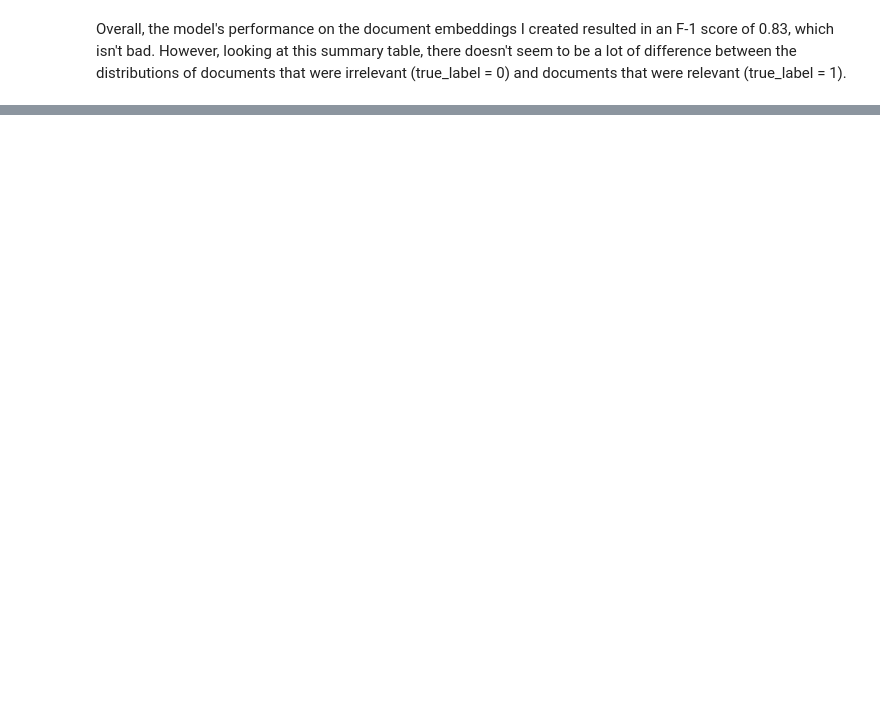
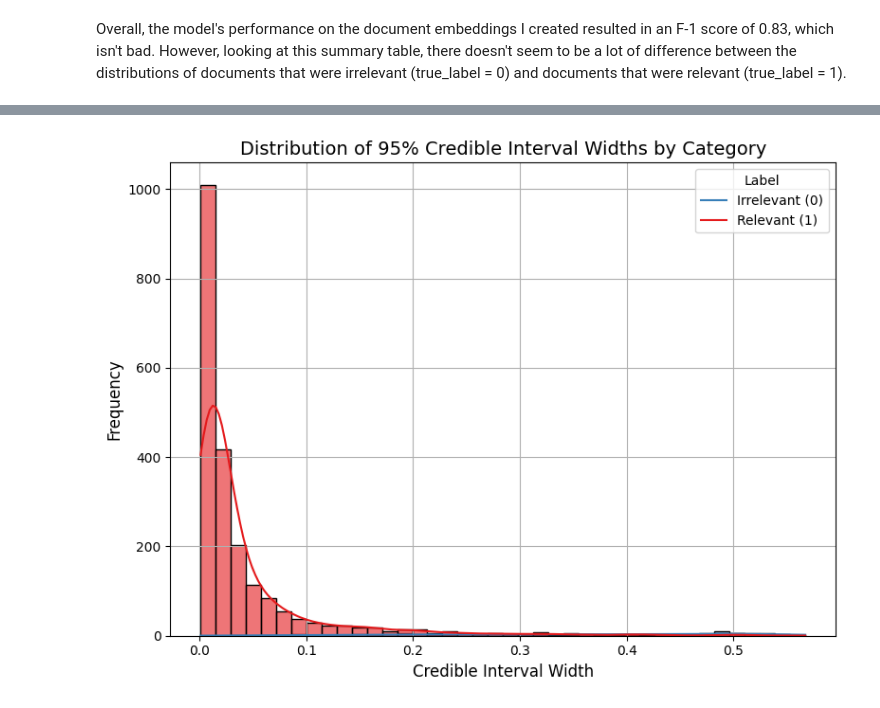
Before and after one commit to brettgenz/bayesian_text_classification, a Jupyter notebook: dev/dev2_gemini_Usenet_data.ipynb, the cells around one changed output, grey strips where cells are left out. Cells and saved outputs as stored; diff of their text form; code cells hidden in the pictures; blank space fills up the shorter version.

```diff
--- a/dev/dev2_gemini_Usenet_data.ipynb
+++ b/dev/dev2_gemini_Usenet_data.ipynb
@@ -608,0 +527,14 @@ Name: count, dtype: int64
+# %%
+predictions_df['label_name'] = predictions_df['true_label'].map({0: 'Irrelevant', 1:'Relevant'})
+plt.figure(figsize=(8, 6))
+sns.histplot(data=predictions_df, x='ci_width', hue='label_name', bins=40, kde=True, palette='Set1', alpha=0.6)
+
+plt.title("Distribution of 95% Credible Interval Widths by Category", fontsize=14)
+plt.xlabel("Credible Interval Width", fontsize=12)
+plt.ylabel("Frequency", fontsize=12)
+plt.legend(title="Label", labels=["Irrelevant (0)", "Relevant (1)"])
+plt.grid(True)
+plt.tight_layout()
+plt.show()
+# %% [output]
+[figure, added]
```
Also changed, not shown: parts of 34 cells of this notebook, 3 other files.
